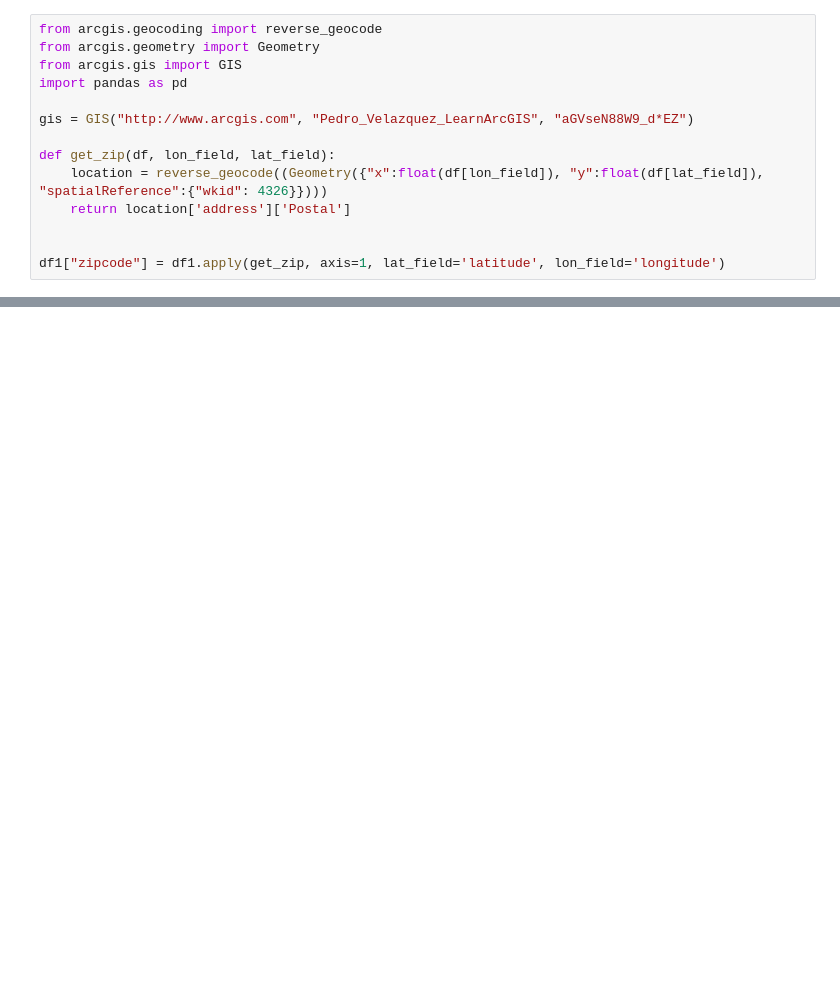
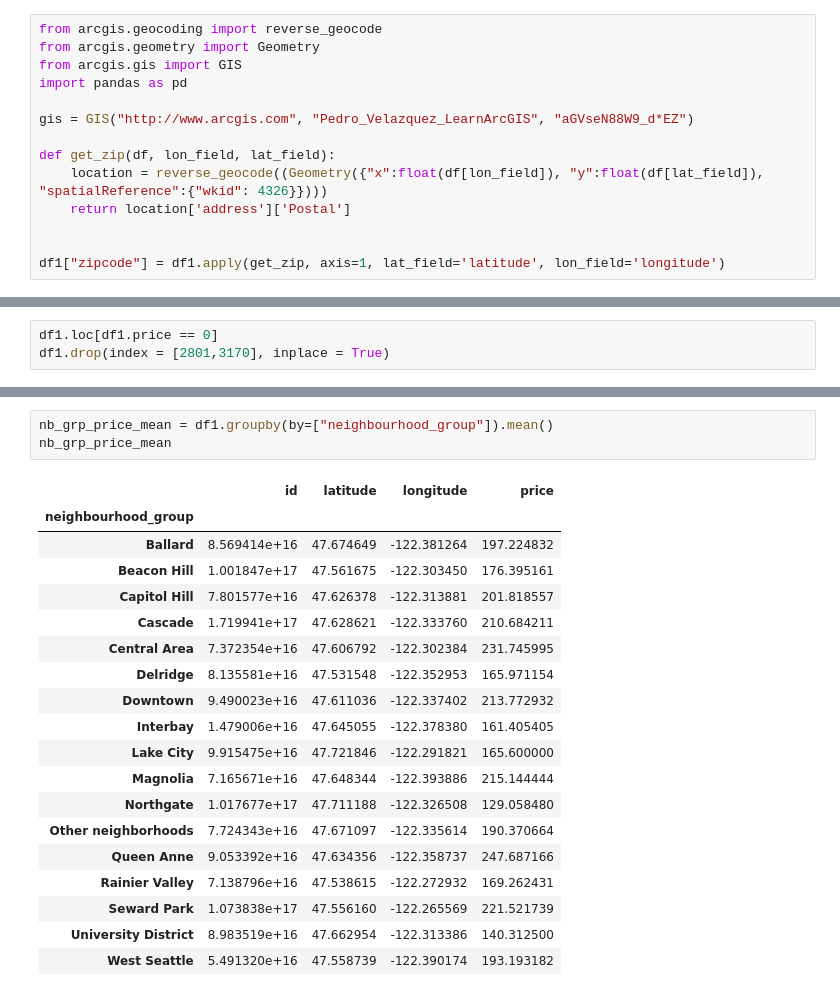
Before and after one commit to tweatherfordk/Linear-Regression-Housing-Model, a Jupyter notebook: Trystan/Airbnb_EDA_and_Cleaning.ipynb, the cells around one changed output, grey strips where cells are left out. Drawn from its saved outputs; the diff is of its cells as text; blank space fills up the shorter version.

```diff
--- a/Trystan/Airbnb_EDA_and_Cleaning.ipynb
+++ b/Trystan/Airbnb_EDA_and_Cleaning.ipynb
@@ -164,0 +283,3 @@ See the caveats in the documentation: https://pandas.pydata.org/pandas-docs/stab
+# %%
+df1.loc[df1.price == 0]
+df1.drop(index = [2801,3170], inplace = True)
@@ -164,0 +308,23 @@ See the caveats in the documentation: https://pandas.pydata.org/pandas-docs/stab
+# %%
+nb_grp_price_mean = df1.groupby(by=["neighbourhood_group"]).mean()
+nb_grp_price_mean
+# %% [output]
+|  | id | latitude | longitude | price |
+| neighbourhood_group |  |  |  |  |
+| Ballard | 8.569414e+16 | 47.674649 | -122.381264 | 197.224832 |
+| Beacon Hill | 1.001847e+17 | 47.561675 | -122.303450 | 176.395161 |
+| Capitol Hill | 7.801577e+16 | 47.626378 | -122.313881 | 201.818557 |
+| Cascade | 1.719941e+17 | 47.628621 | -122.333760 | 210.684211 |
+| Central Area | 7.372354e+16 | 47.606792 | -122.302384 | 231.745995 |
+| Delridge | 8.135581e+16 | 47.531548 | -122.352953 | 165.971154 |
+| Downtown | 9.490023e+16 | 47.611036 | -122.337402 | 213.772932 |
+| Interbay | 1.479006e+16 | 47.645055 | -122.378380 | 161.405405 |
+| Lake City | 9.915475e+16 | 47.721846 | -122.291821 | 165.600000 |
+| Magnolia | 7.165671e+16 | 47.648344 | -122.393886 | 215.144444 |
+| Northgate | 1.017677e+17 | 47.711188 | -122.326508 | 129.058480 |
+| Other neighborhoods | 7.724343e+16 | 47.671097 | -122.335614 | 190.370664 |
+| Queen Anne | 9.053392e+16 | 47.634356 | -122.358737 | 247.687166 |
+| Rainier Valley | 7.138796e+16 | 47.538615 | -122.272932 | 169.262431 |
+| Seward Park | 1.073838e+17 | 47.556160 | -122.265569 | 221.521739 |
+| University District | 8.983519e+16 | 47.662954 | -122.313386 | 140.312500 |
+| West Seattle | 5.491320e+16 | 47.558739 | -122.390174 | 193.193182 |
```
Also changed, not shown: parts of 22 cells of this notebook, 3 other files.
